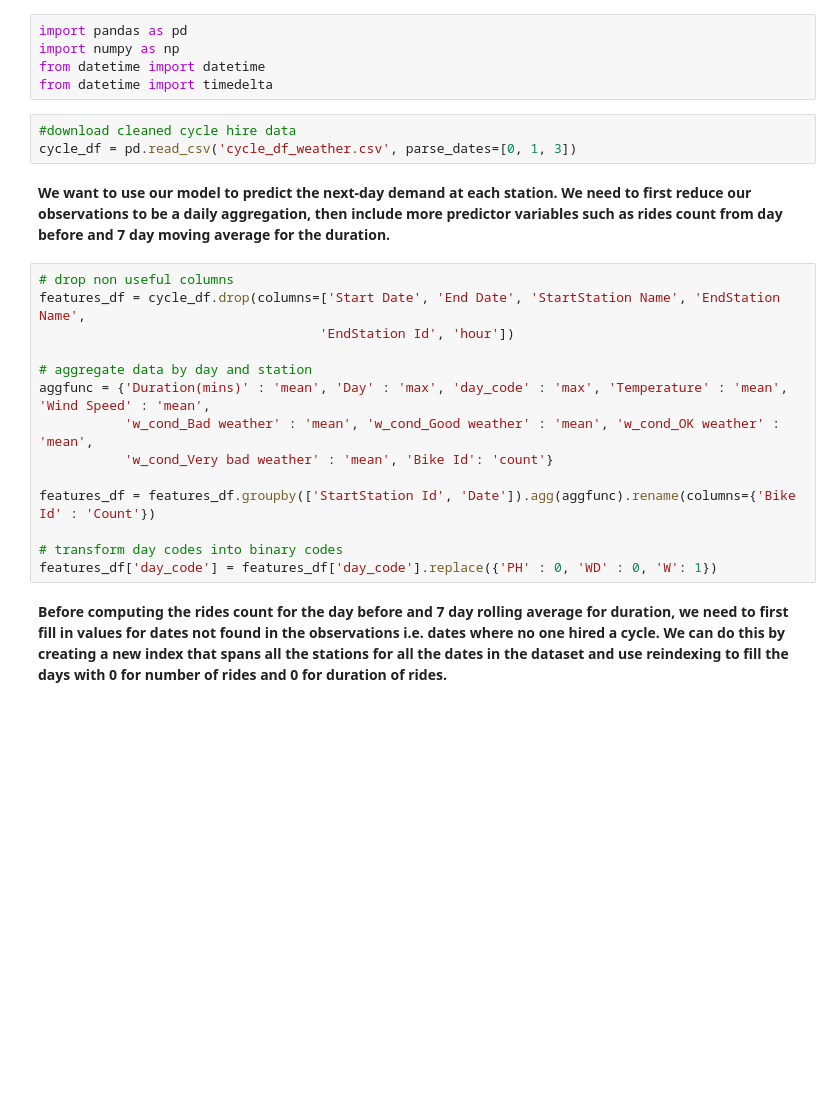
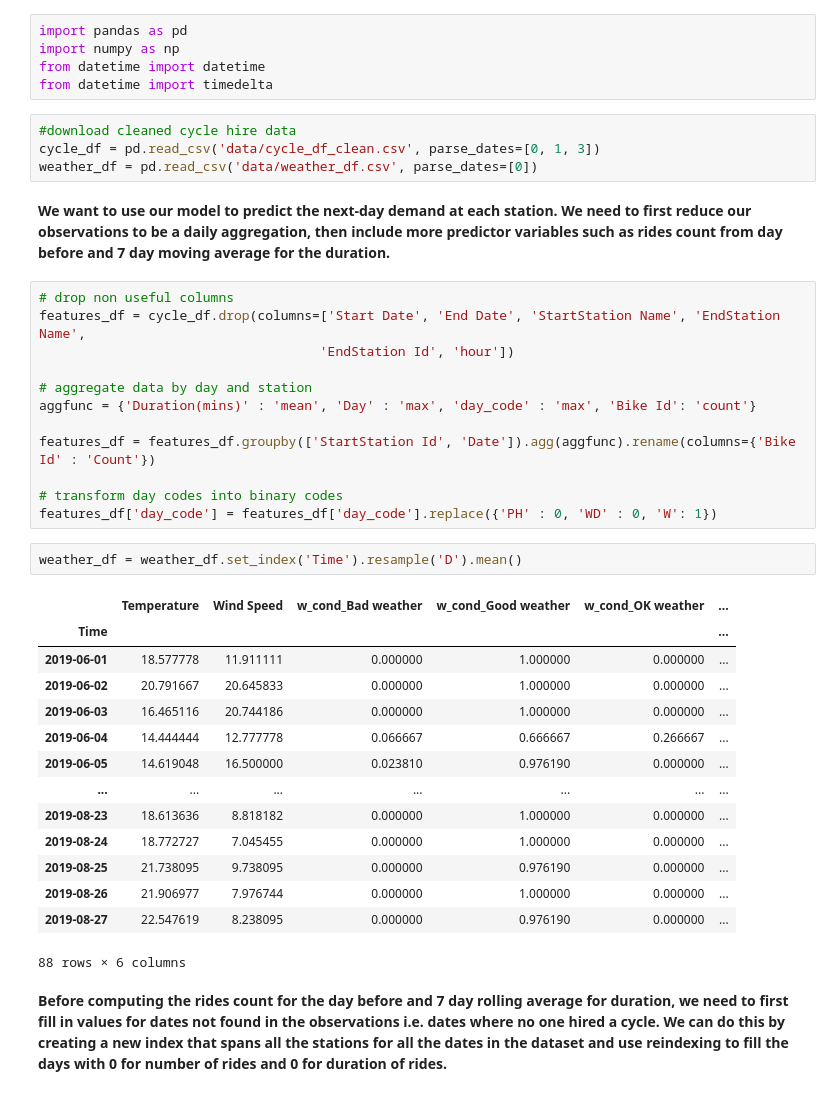
Before and after one commit to vanitakalai/SpringboardProjects, a Jupyter notebook: Capstone Project/Part_3_Feature_Engineering_&_Stats.ipynb, the cells around one changed output. Cells and saved outputs as stored; diff of their text form; blank space fills up the shorter version.

```diff
--- a/Capstone Project/Part_3_Feature_Engineering_&_Stats.ipynb
+++ b/Capstone Project/Part_3_Feature_Engineering_&_Stats.ipynb
@@ -10,7 +10,8 @@ from datetime import datetime
 from datetime import timedelta
 # %%
 #download cleaned cycle hire data
-cycle_df = pd.read_csv('cycle_df_weather.csv', parse_dates=[0, 1, 3])
+cycle_df = pd.read_csv('data/cycle_df_clean.csv', parse_dates=[0, 1, 3])
+weather_df = pd.read_csv('data/weather_df.csv', parse_dates=[0])
 # %% [markdown]
 <b>We want to use our model to predict the next-day demand at each station. We need to first reduce our observations to be a daily aggregation, then include more predictor variables such as rides count from day before and 7 day moving average for the duration.
 # %%
@@ -19,14 +20,29 @@ features_df = cycle_df.drop(columns=['Start Date', 'End Date', 'StartStation Nam
                                     'EndStation Id', 'hour'])
 
 # aggregate data by day and station
-aggfunc = {'Duration(mins)' : 'mean', 'Day' : 'max', 'day_code' : 'max', 'Temperature' : 'mean', 'Wind Speed' : 'mean',
-           'w_cond_Bad weather' : 'mean', 'w_cond_Good weather' : 'mean', 'w_cond_OK weather' : 'mean',
-           'w_cond_Very bad weather' : 'mean', 'Bike Id': 'count'}
+aggfunc = {'Duration(mins)' : 'mean', 'Day' : 'max', 'day_code' : 'max', 'Bike Id': 'count'}
 
 features_df = features_df.groupby(['StartStation Id', 'Date']).agg(aggfunc).rename(columns={'Bike Id' : 'Count'})
 
 # transform day codes into binary codes
 features_df['day_code'] = features_df['day_code'].replace({'PH' : 0, 'WD' : 0, 'W': 1})
+# %%
+weather_df = weather_df.set_index('Time').resample('D').mean()
+# %% [output]
+|  | Temperature | Wind Speed | w_cond_Bad weather | w_cond_Good weather | w_cond_OK weather | ... |
+| Time |  |  |  |  |  | ... |
+| 2019-06-01 | 18.577778 | 11.911111 | 0.000000 | 1.000000 | 0.000000 | ... |
+| 2019-06-02 | 20.791667 | 20.645833 | 0.000000 | 1.000000 | 0.000000 | ... |
+| 2019-06-03 | 16.465116 | 20.744186 | 0.000000 | 1.000000 | 0.000000 | ... |
+| 2019-06-04 | 14.444444 | 12.777778 | 0.066667 | 0.666667 | 0.266667 | ... |
+| 2019-06-05 | 14.619048 | 16.500000 | 0.023810 | 0.976190 | 0.000000 | ... |
+| ... | ... | ... | ... | ... | ... | ... |
+| 2019-08-23 | 18.613636 | 8.818182 | 0.000000 | 1.000000 | 0.000000 | ... |
+| 2019-08-24 | 18.772727 | 7.045455 | 0.000000 | 1.000000 | 0.000000 | ... |
+| 2019-08-25 | 21.738095 | 9.738095 | 0.000000 | 0.976190 | 0.000000 | ... |
+| 2019-08-26 | 21.906977 | 7.976744 | 0.000000 | 1.000000 | 0.000000 | ... |
+| 2019-08-27 | 22.547619 | 8.238095 | 0.000000 | 0.976190 | 0.000000 | ... |
+88 rows × 6 columns
 # %% [markdown]
 <b>Before computing the rides count for the day before and 7 day rolling average for duration, we need to first fill in values for dates not found in the observations i.e. dates where no one hired a cycle. We can do this by creating a new index that spans all the stations for all the dates in the dataset and use reindexing to fill the days with 0 for number of rides and 0 for duration of rides.
 # %%
```
Also changed, not shown: parts of 5 cells of this notebook, 8 other files.
